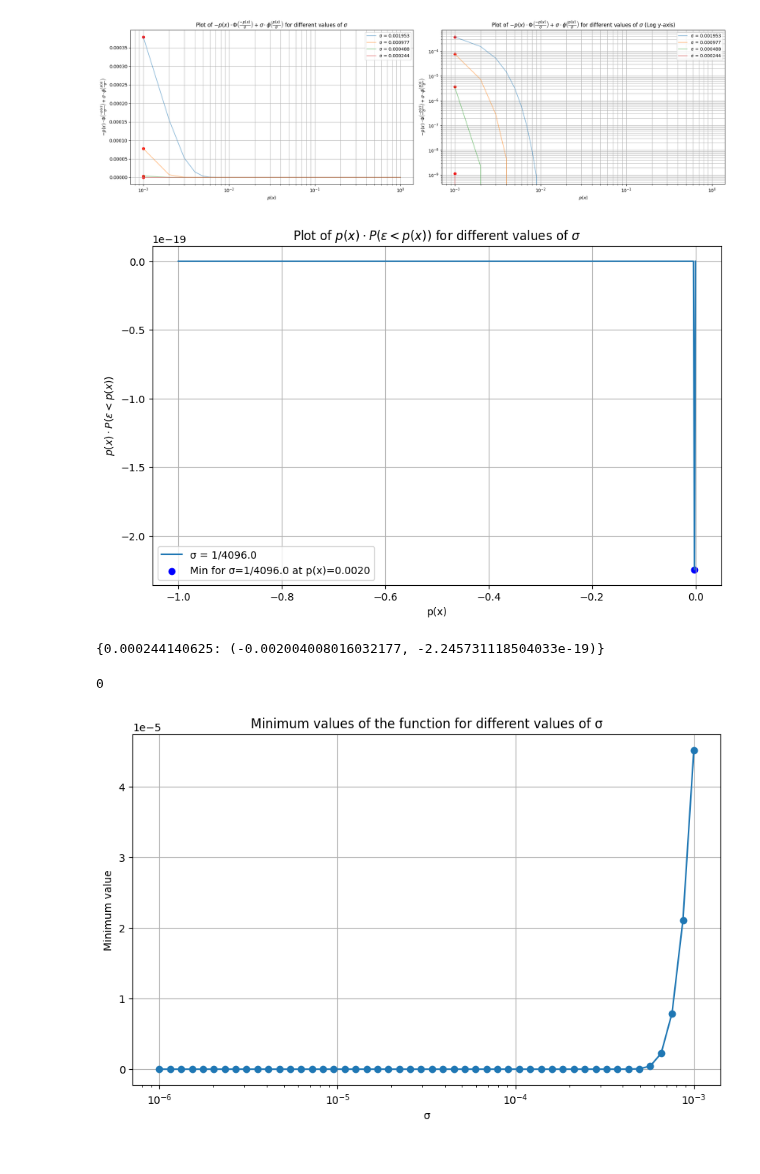
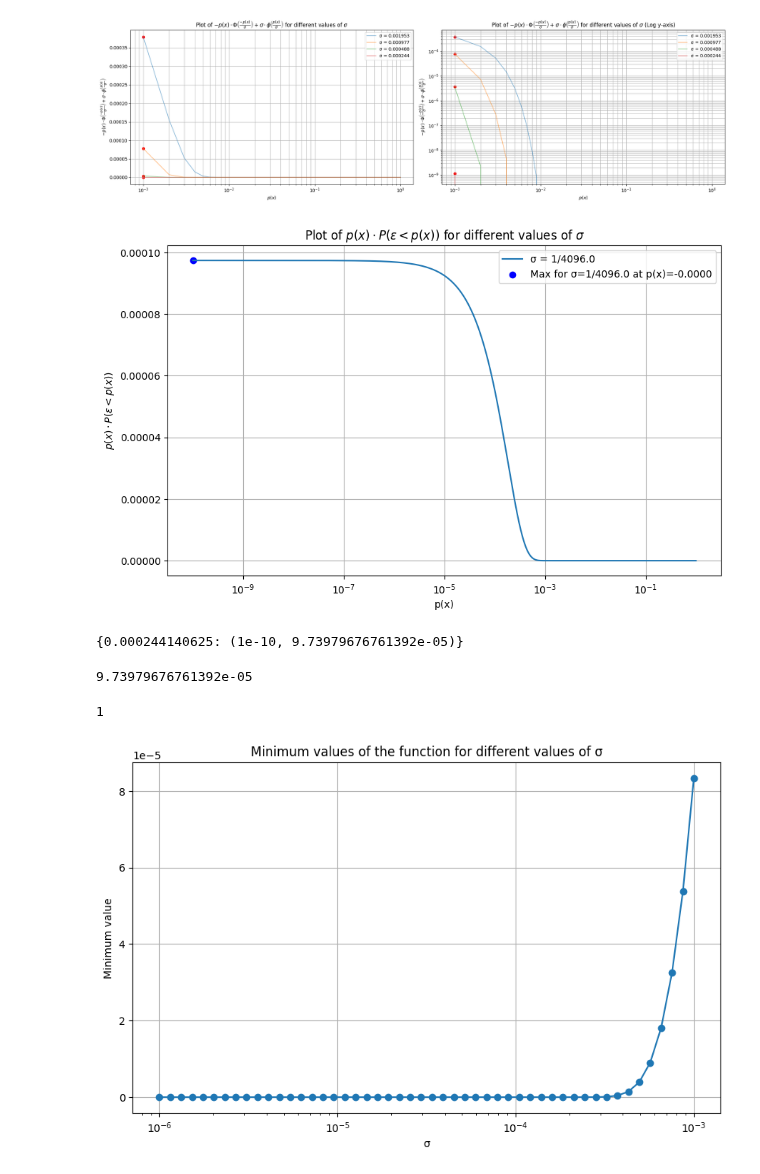
Before and after one commit to warik21/Thesis, a Jupyter notebook: alpha_p.ipynb, the cells around one changed output. Saved outputs shown, nothing was run; the diff lists cells and outputs as text; code cells hidden in the pictures.

```diff
--- a/alpha_p.ipynb
+++ b/alpha_p.ipynb
@@ -368,50 +368,56 @@ plt.show()
 # %%
 # Plot the function for different values of σ to visually inspect for minimum points in the original scale
 plt.figure(figsize=(10, 6))
 min_points_original = {}
+p_x_values = np.logspace(-10, 0, 1000)
 
 #sigma_values = [1/1024]
 #sigma_values = np.logspace(-30, -5, num=26, base=2)
 # sigma_values = [1/512, 1/1024, 1/2048, 1/4096]
 sigma_values = [2**-12]
 
 for sigma in sigma_values:
     function_values = k_P_eps_less_than_k(p_x_values, sigma)
     plt.plot(p_x_values, function_values, label=f'σ = 1/{1/sigma}')
 
     # Find the index where the function value is minimum
-    min_idx = np.argmin(function_values)
+    min_idx = np.argmax(function_values)
     min_k = p_x_values[min_idx]
     min_value = function_values[min_idx]
     min_points_original[sigma] = (min_k, min_value)
 
-    plt.scatter(min_k, min_value, marker='o', color='blue', label=f'Min for σ=1/{1/sigma} at p(x)={-min_k:.4f}')
+    plt.scatter(min_k, min_value, marker='o', color='blue', label=f'Max for σ=1/{1/sigma} at p(x)={-min_k:.4f}')
 
 plt.title(r'Plot of $p(x) \cdot P(\epsilon < p(x))$ for different values of $\sigma$')
 plt.xlabel('p(x)')
 plt.ylabel(r'$p(x) \cdot P(\epsilon < p(x))$')
+plt.xscale('log')
 plt.legend()
 plt.grid(True)
 plt.show()
 
 min_points_original
 # %% [output]
-[figure, old version]
+[figure, new version]
-{0.000244140625: (-0.002004008016032177, -2.245731118504033e-19)}
+{0.000244140625: (1e-10, 9.73979676761392e-05)}
+# %%
+min_value
+# %% [output]
+9.73979676761392e-05
 # %%
 function_values.argmin()
 # %% [output]
-0
+1
 # %%
 sigma_values = np.logspace(-6, -3, 50)
 for sigma in sigma_values:
     function_values = k_P_eps_less_than_k(p_x_values, sigma)
-    min_idx = np.argmin(function_values)
+    min_idx = np.argmax(function_values)
     min_k = p_x_values[min_idx]
     min_value = function_values[min_idx]
     min_points_original[sigma] = (min_k, min_value)
 
-min_vals = [-min_points_original[sigma][1] for sigma in sigma_values]
+min_vals = [min_points_original[sigma][1] for sigma in sigma_values]
 
 plt.figure(figsize=(10, 6))
 plt.plot(sigma_values, min_vals, marker='o')
@@ -423,4 +429,4 @@ plt.ylabel('Minimum value')
 plt.grid(True)
 plt.show()
 # %% [output]
-[figure, old version]
+[figure, new version]
```
Also changed, not shown: parts of 15 cells of this notebook.
